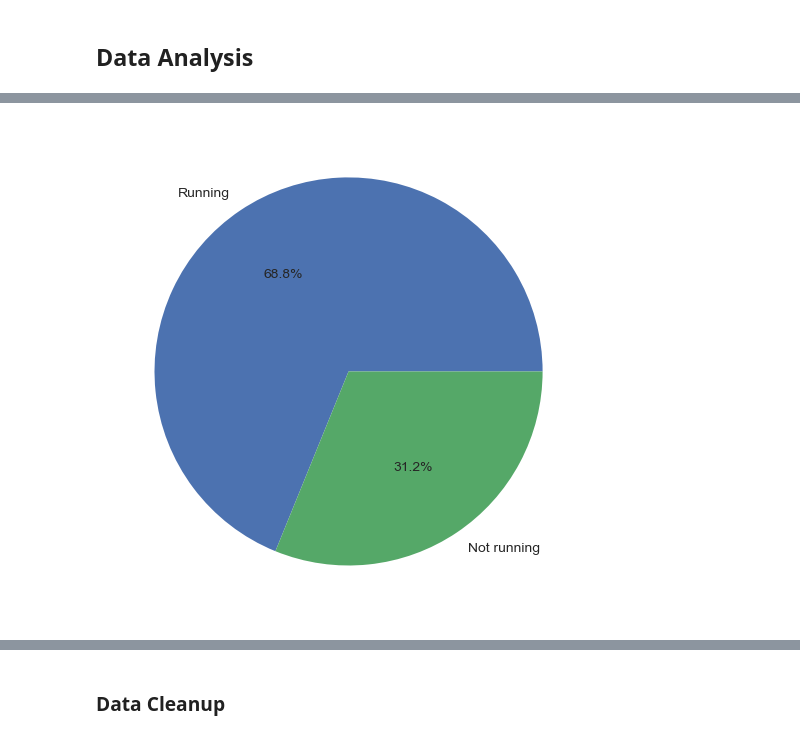
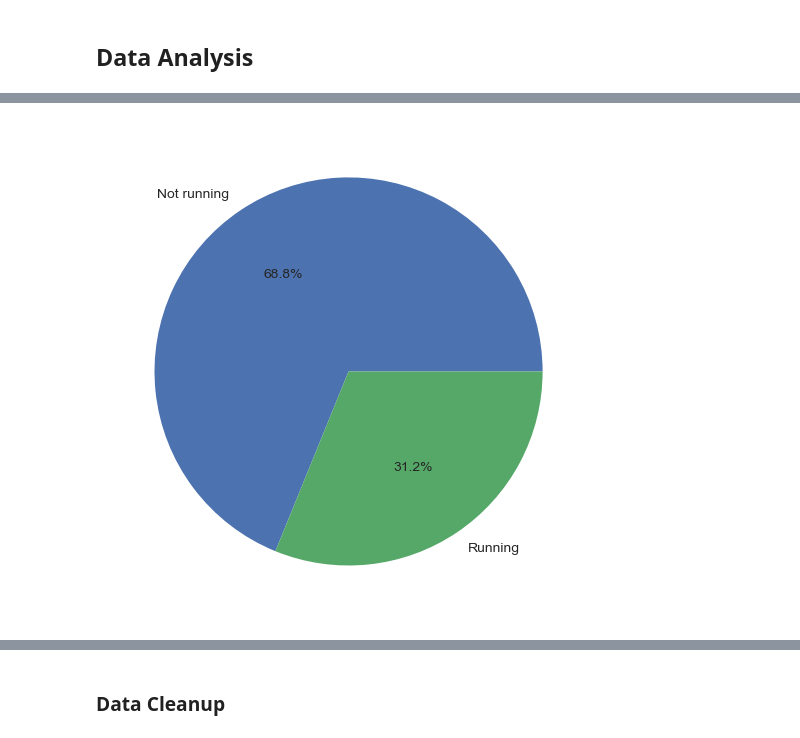
Before and after one commit to maxstollmayer/ML-Challenges, a Jupyter notebook: Challenge-1/Main Notebook.ipynb, the cells around one changed output, grey strips where cells are left out. Saved outputs shown, nothing was run; the diff lists cells and outputs as text; code cells hidden in the pictures.

```diff
--- a/Challenge-1/Main Notebook.ipynb
+++ b/Challenge-1/Main Notebook.ipynb
@@ -44,5 +26,5 @@ trainData.describe()
 # %%
-trainData["Running"].value_counts().plot(kind="pie", label="", labels=["Running", "Not running"], autopct="%0.1f%%")
+trainData["Running"].value_counts().plot(kind="pie", label="", labels=["Not running", "Running"], autopct="%0.1f%%")
 plt.show()
 # %% [output]
-[figure, old version]
+[figure, new version]
```
Also changed, not shown: parts of 26 cells of this notebook.
